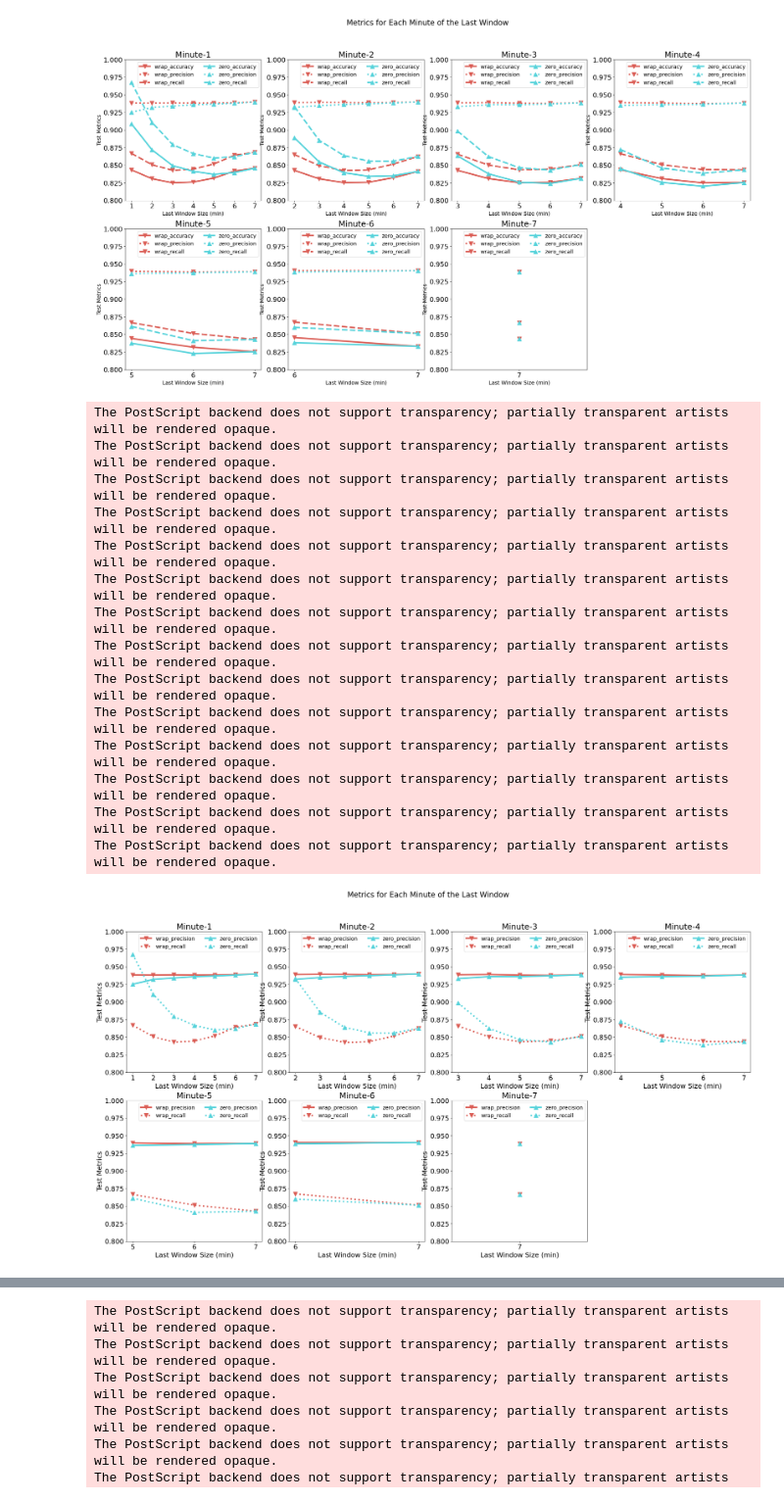
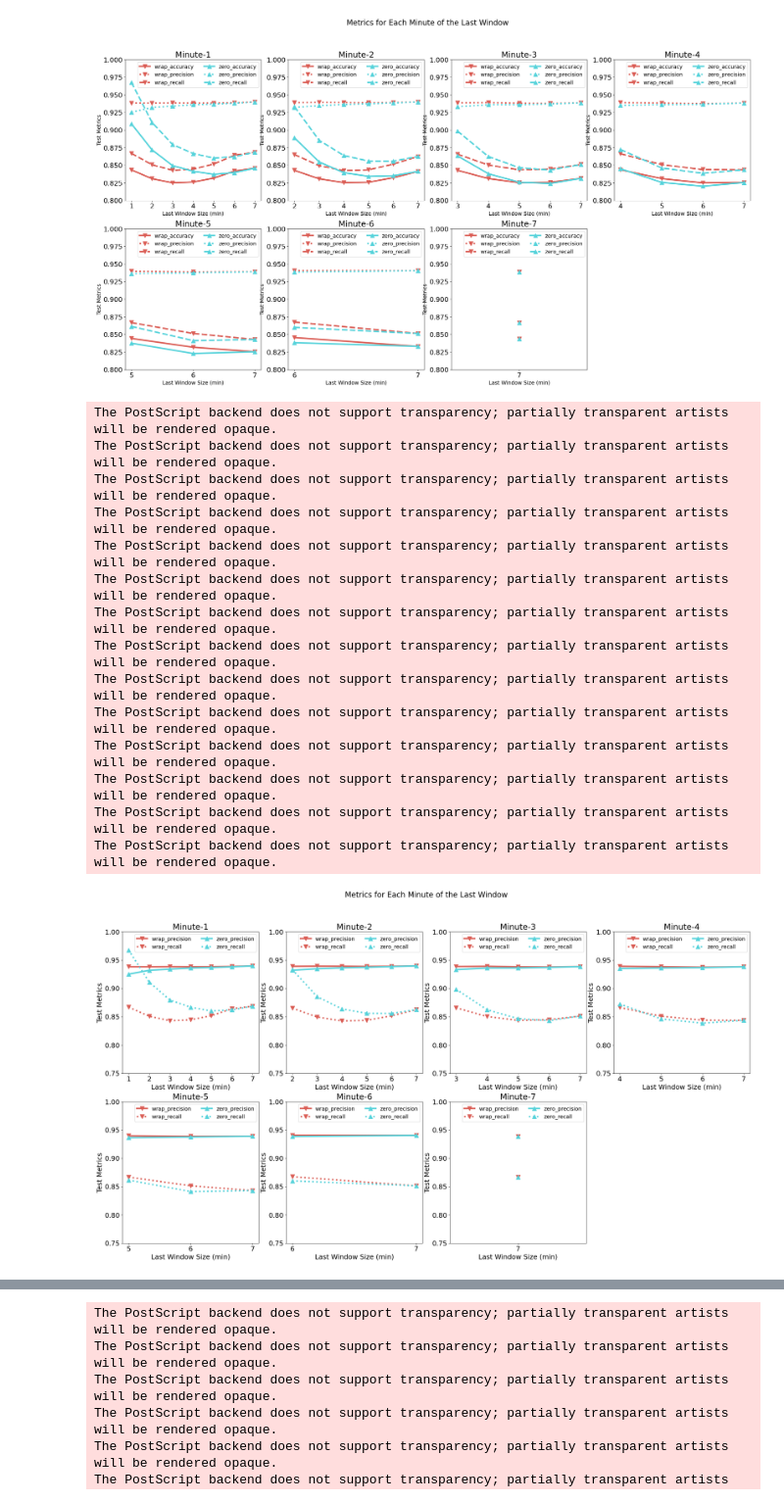
Before and after one commit to ADALabUCSD/DeepPostures, a Jupyter notebook: MSSE-2021/playground.ipynb, the cells around one changed output, grey strips where cells are left out. Shown at 98% size. Drawn from its saved outputs; the diff is of its cells as text; code cells hidden in the pictures.

```diff
--- a/MSSE-2021/playground.ipynb
+++ b/MSSE-2021/playground.ipynb
@@ -168,13 +192,9 @@ def read_cast(preds_root):
 # %%
 preds_root = "/mnt/nfs/niddk/ACT_PREDICTIONS_SAMPLED_WRAP/CHAP_ALL_ADULTS"
 df_all_first_wrap, df_all_second_wrap, df_rel_out_wrap, accs_wrap, summaries_wrap = read_cast(preds_root)
-# %%
-_, summaries_wrap = get_acc(df_all_second_wrap)
 # %%
 preds_root = "/mnt/nfs/niddk/ACT_PREDICTIONS_SAMPLED_ZERO/CHAP_ALL_ADULTS"
 df_all_first_zero, df_all_second_zero, df_rel_out_zero, accs_zero, summaries_zero = read_cast(preds_root)
-# %%
-_, summaries_zero = get_acc(df_all_second_zero)
 # %%
 print(accuracy_score(df_all_first_zero['label'], df_all_first_zero['prediction']))
 # %% [output]
@@ -498,7 +459,7 @@ for color, method, summary in zip(palette, ['wrap'], [summaries_wrap]):
     xs = sorted(list(summary.keys()))
     for j, metric in enumerate(["TP", "FN", "FP", "TN"]):
         ys = [summary[x]["cm"].flatten()[j] / summary[x]["cm"].flatten().sum()  for x in xs]
-        plot_e2e.plot(xs, ys, line_fmts[i], color=color, ms=6, label="{}_{}".format(method, metric))
+        plot_e2e.plot(xs, ys, line_fmts[i], color=color, ms=8, label="{}_{}".format(method, metric))
         i += 1
 plot_e2e.ax.legend(ncol=2, fontsize=11)
 save_fig(plot_e2e.fig, "./figures/last_window_all_cm_wrap")
@@ -859,35 +820,35 @@ for minute, ax in zip(np.array([x for x in range(1, 8)]), axes.flatten()):
                 ys = [summaries_min[x]["sitting"][metric] for x in xs]
             ax.plot(xs, ys, line_fmts[i], linewidth=4, color=color, ms=12, label="{}_{}".format(label, metric))
             i += 1
 
 #         ax.plot(xs, ys, fmt, linewidth=4, color=color, ms=12, label=label)
         ax.set_xticks(xs)
         ax.set_xlabel("Last Window Size (min)")
         ax.set_ylabel("Test Metrics")
         ax.set_title("Minute-{}".format(minute))
         ax.legend(ncol=2, fontsize=14)
         ax.tick_params(axis='both', which='major', labelsize=18)
         ax.tick_params(axis='both', which='minor', labelsize=16)
-        ax.set_ylim(0.8, 1.0)
+        ax.set_ylim(0.75, 1.0)
 #     save_fig(plot_e2e.fig, "./figures/{}".format(name))
 fig.suptitle('Metrics for Each Minute of the Last Window', fontsize=20)
 save_fig(fig, "./figures/last_window_pr_per_minute")
 # %% [output]
 The PostScript backend does not support transparency; partially transparent artists will be rendered opaque.
 The PostScript backend does not support transparency; partially transparent artists will be rendered opaque.
 The PostScript backend does not support transparency; partially transparent artists will be rendered opaque.
 The PostScript backend does not support transparency; partially transparent artists will be rendered opaque.
 The PostScript backend does not support transparency; partially transparent artists will be rendered opaque.
 The PostScript backend does not support transparency; partially transparent artists will be rendered opaque.
 The PostScript backend does not support transparency; partially transparent artists will be rendered opaque.
 The PostScript backend does not support transparency; partially transparent artists will be rendered opaque.
 The PostScript backend does not support transparency; partially transparent artists will be rendered opaque.
 The PostScript backend does not support transparency; partially transparent artists will be rendered opaque.
 The PostScript backend does not support transparency; partially transparent artists will be rendered opaque.
 The PostScript backend does not support transparency; partially transparent artists will be rendered opaque.
 The PostScript backend does not support transparency; partially transparent artists will be rendered opaque.
 The PostScript backend does not support transparency; partially transparent artists will be rendered opaque.
-[figure, old version]
+[figure, new version]
 # %%
 palette = sns.color_palette("hls", 2)
 matplotlib.rcParams['axes.prop_cycle'] = matplotlib.cycler(color=palette)
```
Also changed, not shown: parts of 13 cells of this notebook.
